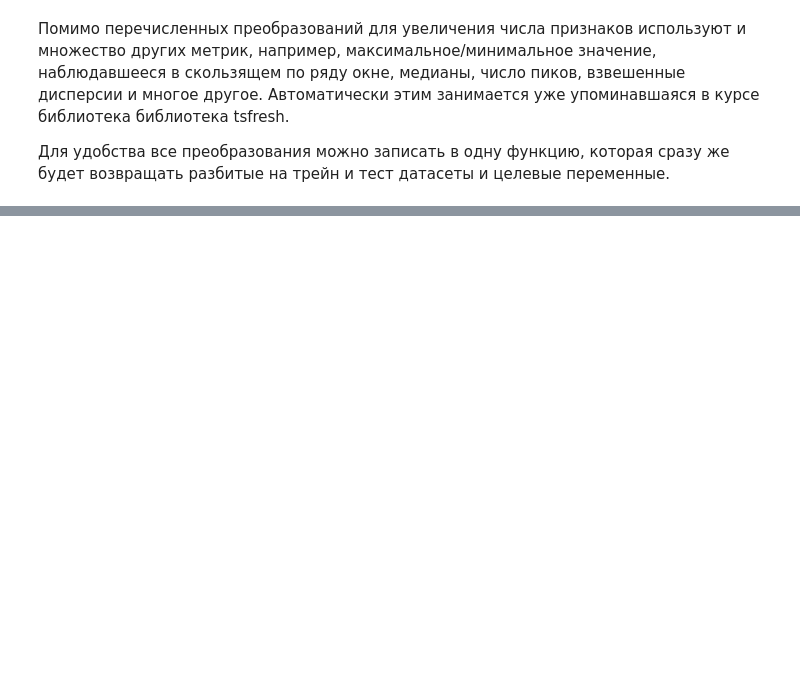
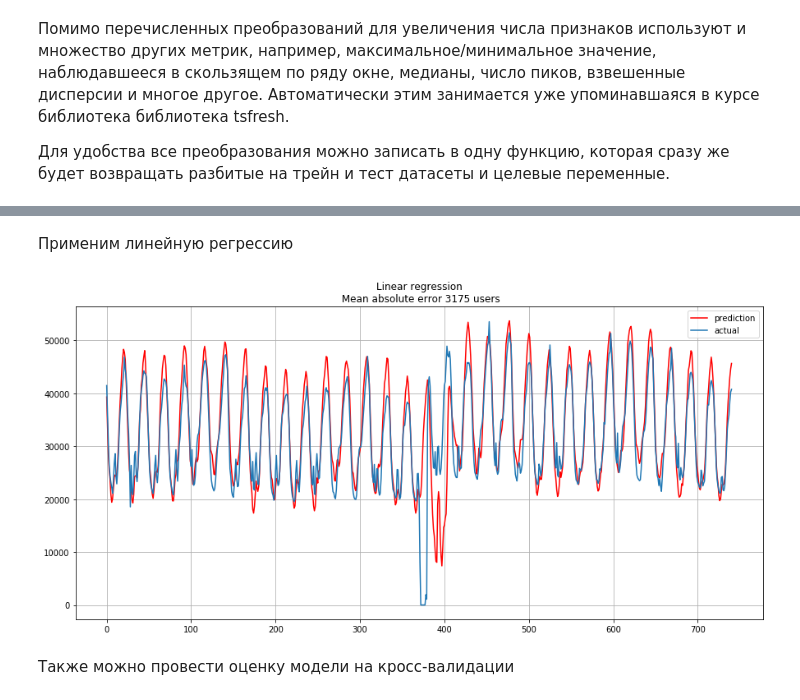
Before and after one commit to AlexeyMarg/open_ai_course, a Jupyter notebook: 9_time_series/9_time_series.ipynb, the cells around one changed output, grey strips where cells are left out. Drawn from its saved outputs; the diff is of its cells as text; code cells hidden in the pictures; blank space fills up the shorter version.

```diff
--- a/9_time_series/9_time_series.ipynb
+++ b/9_time_series/9_time_series.ipynb
@@ -547,14 +580,14 @@ def prepareData(data, lag_start=5, lag_end=20, test_size=0.15):
     for i in range(lag_start, lag_end):
         data["lag_{}".format(i)] = data.y.shift(i)
 
-    data.index = data.index.to_datetime()
+    data.index = pd.to_datetime(data.index)
     data["hour"] = data.index.hour
     data["weekday"] = data.index.weekday
     data['is_weekend'] = data.weekday.isin([5,6])*1
 
     # считаем средние только по тренировочной части, чтобы избежать лика
-    data['weekday_average'] = map(code_mean(data[:test_index], 'weekday', "y").get, data.weekday)
-    data["hour_average"] = map(code_mean(data[:test_index], 'hour', "y").get, data.hour)
+    data['weekday_average'] = list(map(code_mean(data[:test_index], 'weekday', "y").get, data.weekday))
+    data["hour_average"] = list(map(code_mean(data[:test_index], 'hour', "y").get, data.hour))
 
     # выкидываем закодированные средними признаки
     data.drop(["hour", "weekday"], axis=1, inplace=True)
@@ -569,3 +602,6 @@ def prepareData(data, lag_start=5, lag_end=20, test_size=0.15):
     y_test = data.loc[test_index:]["y"]
 
     return X_train, X_test, y_train, y_test
+# %%
+dataset = pd.read_csv('hour_online.csv', index_col=['Time'], parse_dates=['Time'])
+dataset.head()
@@ -571,0 +627,19 @@ def prepareData(data, lag_start=5, lag_end=20, test_size=0.15):
+# %% [markdown]
+Применим линейную регрессию
+# %%
+from sklearn.linear_model import LinearRegression
+
+X_train, X_test, y_train, y_test = prepareData(dataset.Users, test_size=0.3, lag_start=12, lag_end=48)
+lr = LinearRegression()
+lr.fit(X_train, y_train)
+prediction = lr.predict(X_test)
+plt.figure(figsize=(15, 7))
+plt.plot(prediction, "r", label="prediction")
+plt.plot(y_test.values, label="actual")
+plt.legend(loc="best")
+plt.title("Linear regression\n Mean absolute error {} users".format(round(mean_absolute_error(prediction, y_test))))
+plt.grid(True)
+# %% [output]
+[figure, added]
+# %% [markdown]
+Также можно провести оценку модели на кросс-валидации
```
Also changed, not shown: parts of 18 cells of this notebook.
